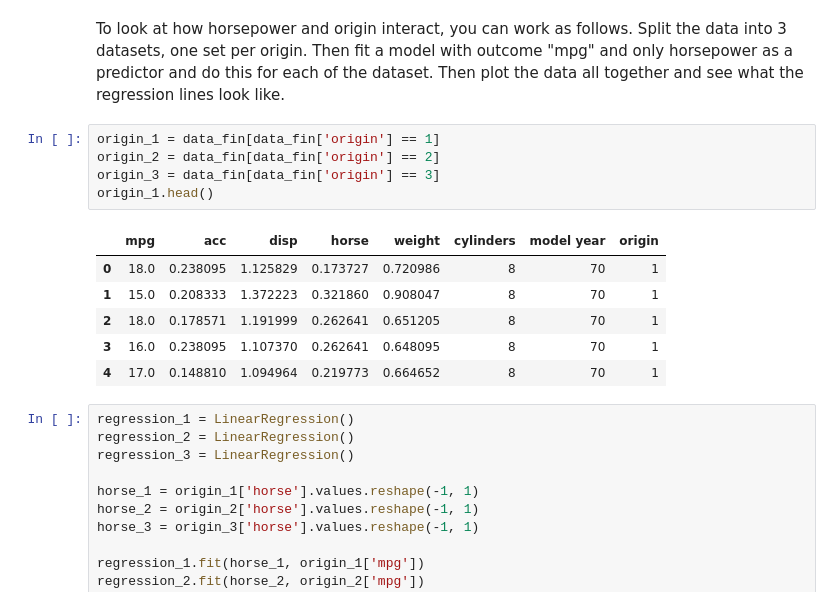
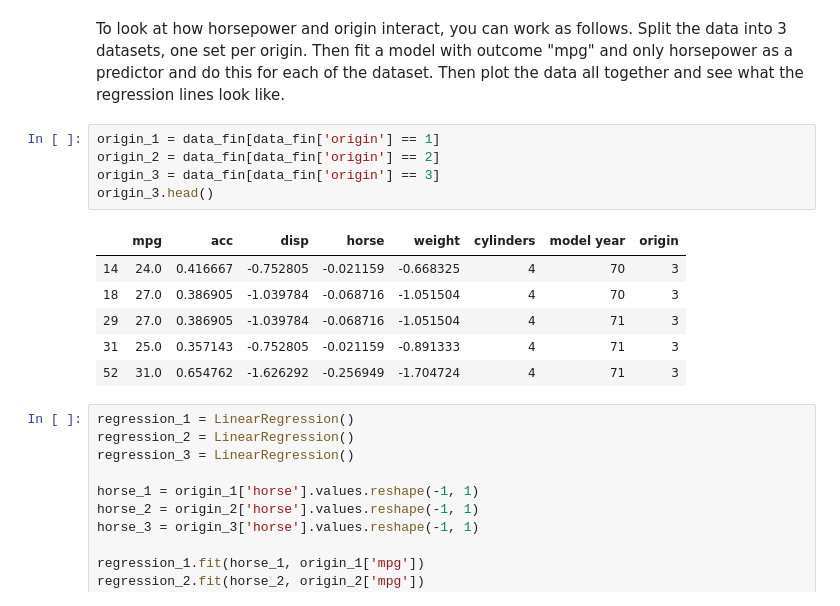
Before and after one commit to kcahlers/dsc-interaction-terms-hbs-ds-060120, a Jupyter notebook: index.ipynb, the cells around one changed output. Cells and saved outputs as stored; diff of their text form.

```diff
--- a/index.ipynb
+++ b/index.ipynb
@@ -91,15 +91,15 @@ To look at how horsepower and origin interact, you can work as follows. Split th
 # %%
 origin_1 = data_fin[data_fin['origin'] == 1]
 origin_2 = data_fin[data_fin['origin'] == 2]
 origin_3 = data_fin[data_fin['origin'] == 3]
-origin_1.head()
+origin_3.head()
 # %% [output]
 |  | mpg | acc | disp | horse | weight | cylinders | model year | origin |
-| 0 | 18.0 | 0.238095 | 1.125829 | 0.173727 | 0.720986 | 8 | 70 | 1 |
-| 1 | 15.0 | 0.208333 | 1.372223 | 0.321860 | 0.908047 | 8 | 70 | 1 |
-| 2 | 18.0 | 0.178571 | 1.191999 | 0.262641 | 0.651205 | 8 | 70 | 1 |
-| 3 | 16.0 | 0.238095 | 1.107370 | 0.262641 | 0.648095 | 8 | 70 | 1 |
-| 4 | 17.0 | 0.148810 | 1.094964 | 0.219773 | 0.664652 | 8 | 70 | 1 |
+| 14 | 24.0 | 0.416667 | -0.752805 | -0.021159 | -0.668325 | 4 | 70 | 3 |
+| 18 | 27.0 | 0.386905 | -1.039784 | -0.068716 | -1.051504 | 4 | 70 | 3 |
+| 29 | 27.0 | 0.386905 | -1.039784 | -0.068716 | -1.051504 | 4 | 71 | 3 |
+| 31 | 25.0 | 0.357143 | -0.752805 | -0.021159 | -0.891333 | 4 | 71 | 3 |
+| 52 | 31.0 | 0.654762 | -1.626292 | -0.256949 | -1.704724 | 4 | 71 | 3 |
 # %%
 regression_1 = LinearRegression()
 regression_2 = LinearRegression()
```
